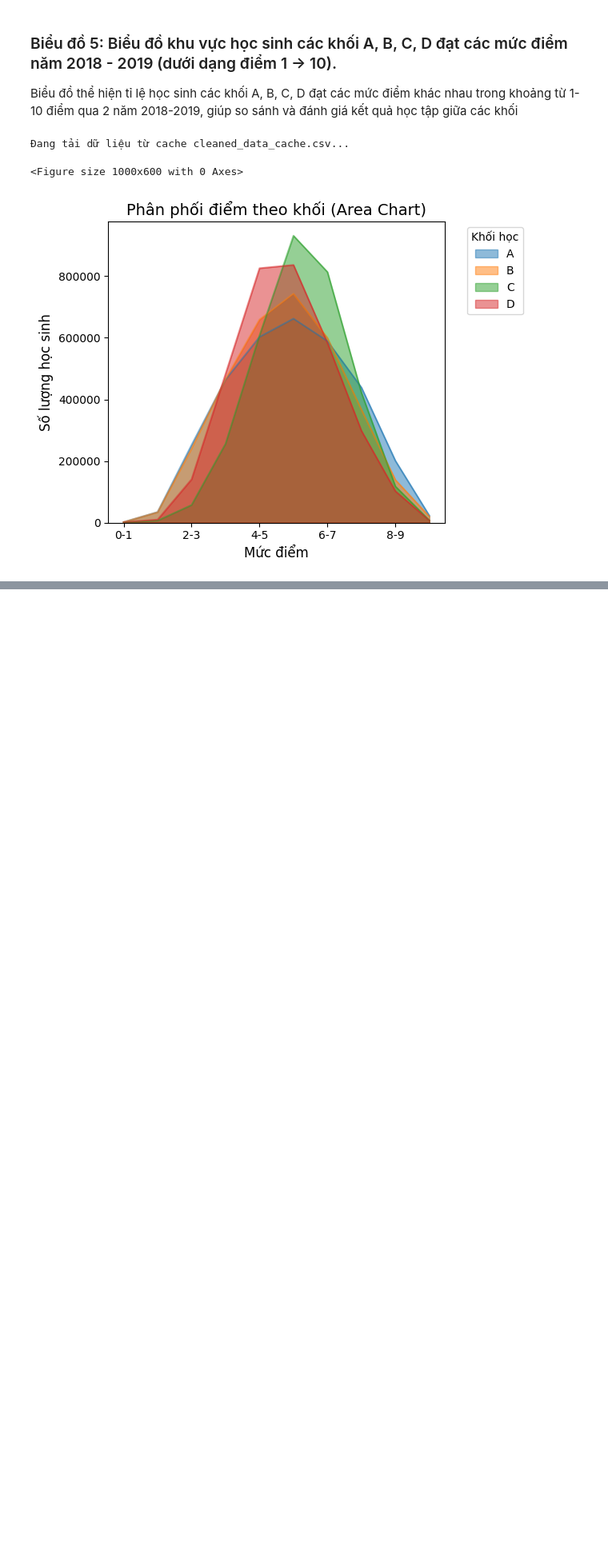
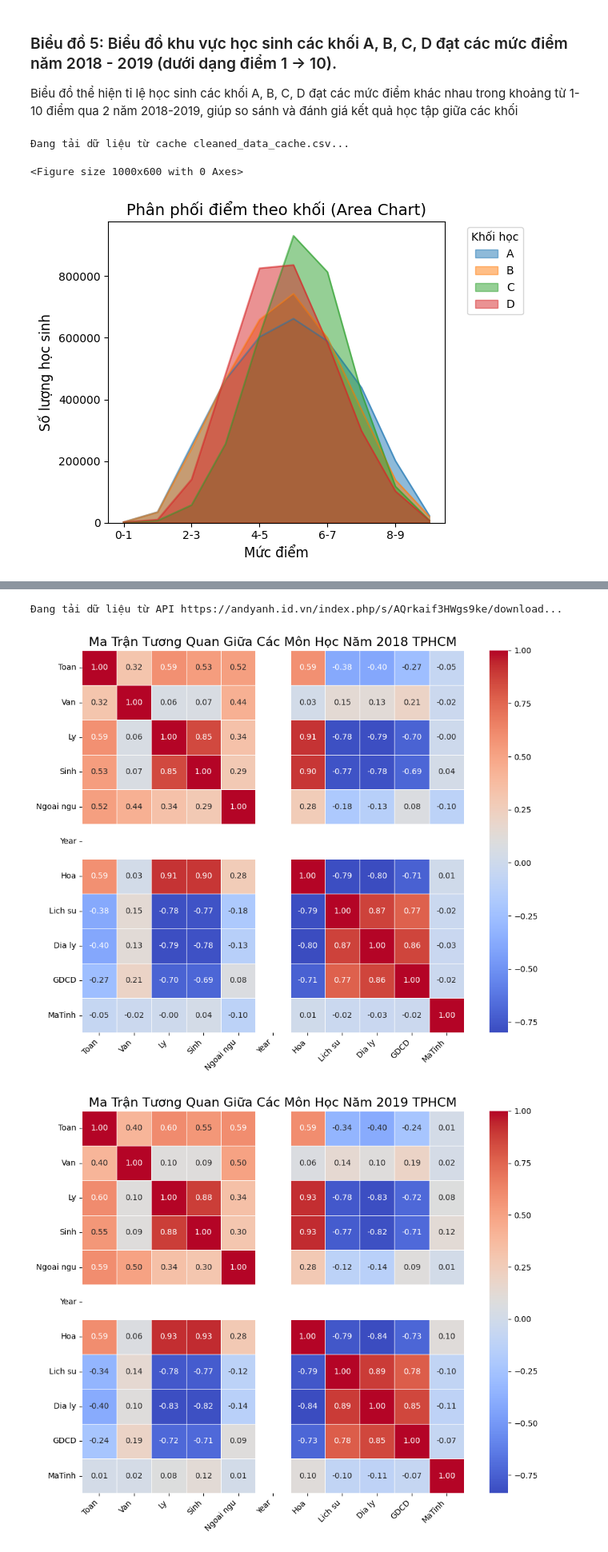
Before and after one commit to Analyze-high-school-scores/Main, a Jupyter notebook: Chart/chart.ipynb, the cells around one changed output, grey strips where cells are left out. Shown at 80% size. Cells and saved outputs as stored; diff of their text form; code cells hidden in the pictures; blank space fills up the shorter version.

Commit message:
update again heatmap

```diff
--- a/Chart/chart.ipynb
+++ b/Chart/chart.ipynb
@@ -391,0 +343,58 @@ plt.show()
+# %%
+import seaborn as sns
+# Hàm vẽ heatmap cho các môn học
+def heatmapSubject(data, year):
+    """
+    Vẽ biểu đồ heatmap để hiển thị ma trận tương quan giữa các môn học.
+
+    Args:
+        data (pd.DataFrame): Dữ liệu điểm thi với mỗi cột là một môn học và các hàng là điểm của từng học sinh.
+        year (int): Năm học của dữ liệu (ví dụ: 2018, 2019).
+
+    Returns:
+        None: Hiển thị trực tiếp biểu đồ heatmap với ma trận tương quan giữa các môn học.
+
+    Raises:
+        None
+    """
+    # Xử lý dữ liệu thiếu (nếu có)
+    data = data.fillna(0)
+
+    # Bỏ các cột không phải điểm số (nếu có)
+    score_columns = data.columns[1:]  # Giả định cột đầu tiên là không liên quan đến điểm
+    data = data[score_columns]
+
+    data_cleaned = data.drop(columns=["MaTinh"])
+    # Tính ma trận tương quan
+    corr_matrix = data.corr()
+
+    # Vẽ biểu đồ heatmap
+    plt.figure(figsize=(10, 8))
+    sns.heatmap(
+        corr_matrix,
+        annot=True,
+        fmt=".2f",
+        cmap="coolwarm",
+        cbar=True,
+        square=True,
+        linewidths=0.5,
+    )
+    plt.title(f"Ma Trận Tương Quan Giữa Các Môn Học Năm {year} TPHCM", fontsize=16)
+    plt.xticks(rotation=45, ha="right")
+    plt.yticks(rotation=0)
+    plt.tight_layout()
+    plt.show()
+
+# Tải dữ liệu từ API
+df = fetch_csv_from_api(cleaned_data_api)
+
+# Lọc dữ liệu theo năm
+df_years = {2018: df[df["Year"] == 2018], 2019: df[df["Year"] == 2019]}
+
+# Vẽ heatmap cho từng năm
+heatmapSubject(df_years[2018], 2018)
+heatmapSubject(df_years[2019], 2019)
+# %% [output]
+Đang tải dữ liệu từ API https://andyanh.id.vn/index.php/s/AQrkaif3HWgs9ke/download...
+[figure, added]
+[figure, added]
```
Also changed, not shown: parts of 3 cells of this notebook.
